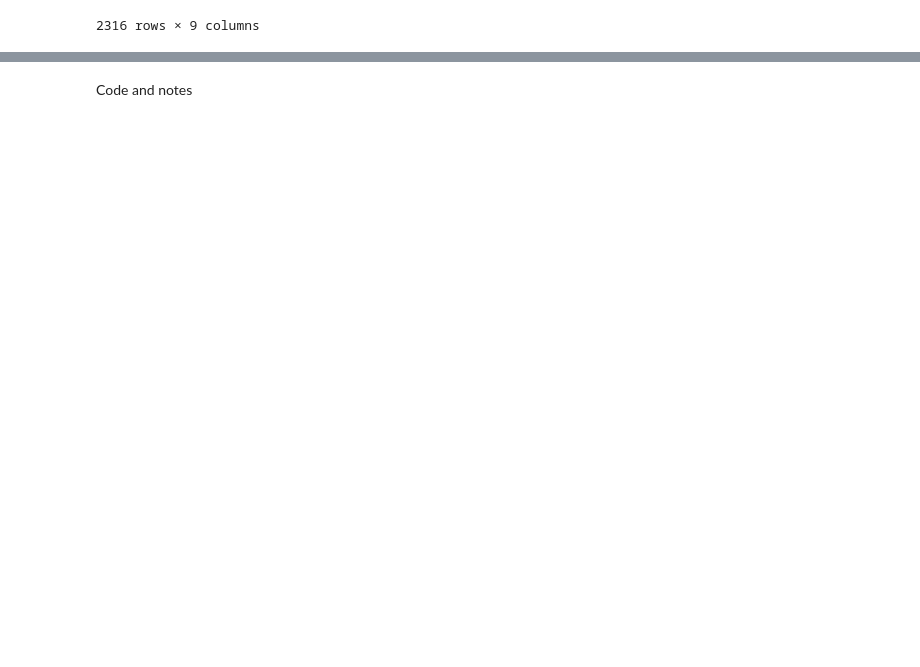
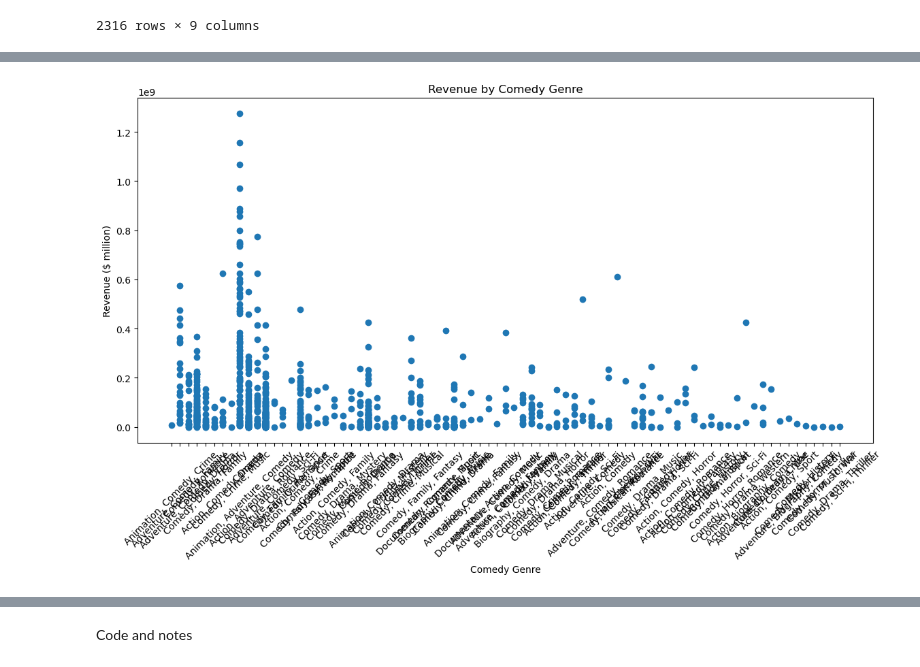
Before and after one commit to Robotrousers/Group1Proj1, a Jupyter notebook: mo_genres.ipynb, the cells around one changed output, grey strips where cells are left out. Saved outputs shown, nothing was run; the diff lists cells and outputs as text; code cells hidden in the pictures; blank space fills up the shorter version.

```diff
--- a/mo_genres.ipynb
+++ b/mo_genres.ipynb
@@ -73,0 +358,11 @@ array(['Biography, Drama', 'Action, Adventure, Horror',
+# %%
+plt.figure(figsize=(12, 6))
+plt.scatter(comedy_movies['Genre'], comedy_movies['Revenue'])
+plt.xlabel('Comedy Genre')
+plt.ylabel('Revenue ($ million)')
+plt.title('Revenue by Comedy Genre')
+plt.tight_layout()
+plt.xticks(rotation=45)
+plt.show()
+# %% [output]
+[figure, added]
```
Also changed, not shown: parts of 22 cells of this notebook, 3 other files.
